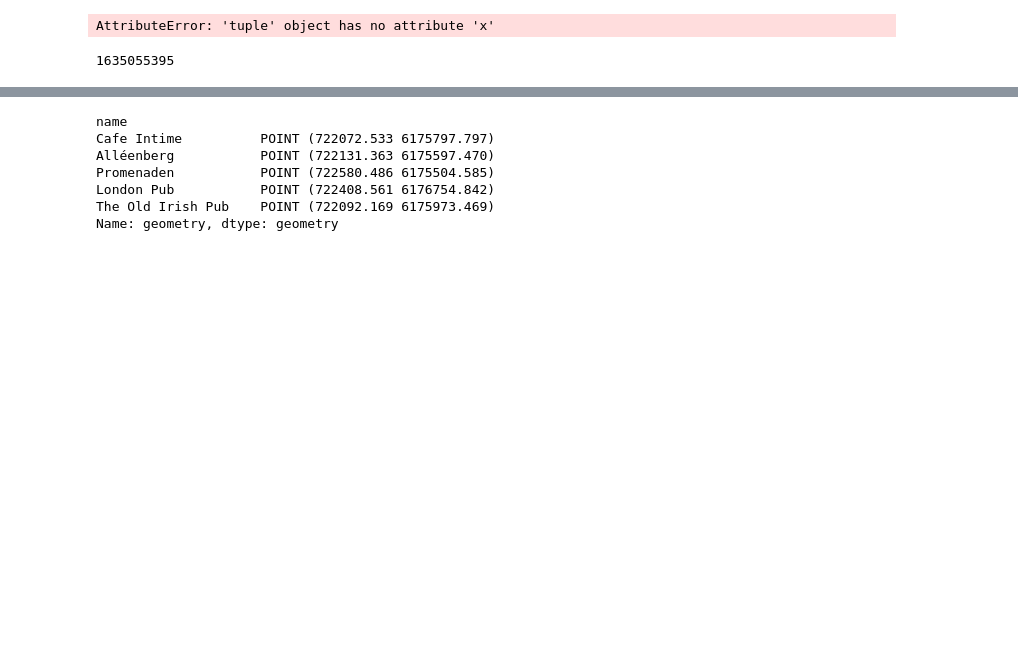
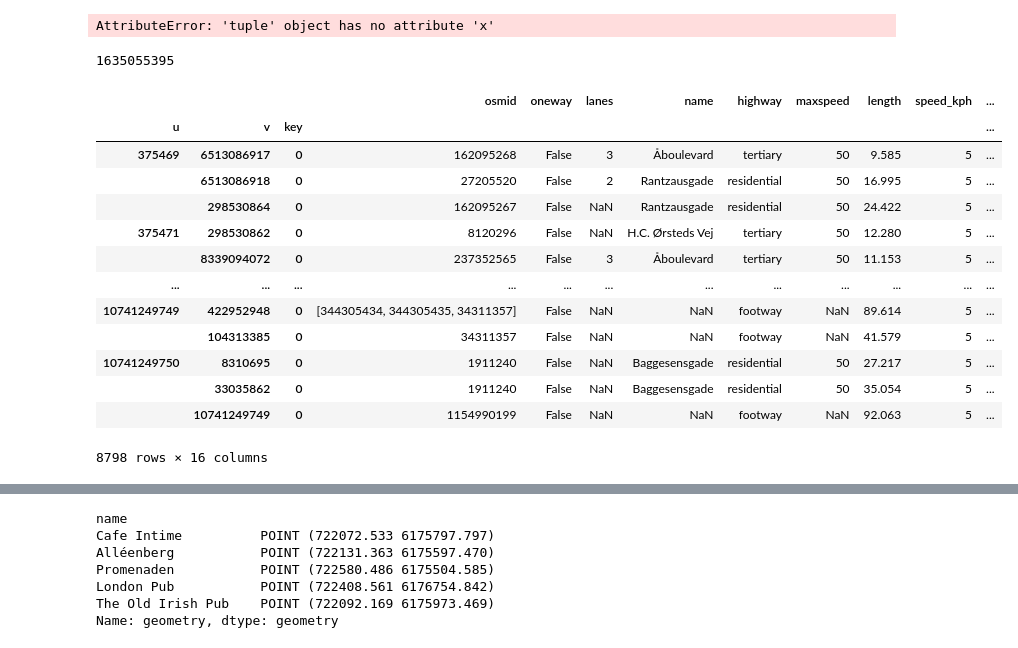
Before and after one commit to askovdal/pubQuest_exam, a Jupyter notebook: pubQuest.ipynb, the cells around one changed output, grey strips where cells are left out. Cells and saved outputs as stored; diff of their text form; code cells hidden in the pictures; blank space fills up the shorter version.

```diff
--- a/pubQuest.ipynb
+++ b/pubQuest.ipynb
@@ -128,6 +128,29 @@ address_id = ox.nearest_nodes(G=G_walk, Y = address_point[0], X = address_point[
 address_id
 # %% [output]
 1635055395
+# %%
+jn, je = ox.utils_graph.graph_to_gdfs(G_walk,
+                                      nodes = True,
+                                      edges = True,
+                                      node_geometry = True,
+                                      fill_edge_geometry = True)
+# %%
+jn
+# %% [output]
+|  |  |  | osmid | oneway | lanes | name | highway | maxspeed | length | speed_kph | ... |
+| u | v | key |  |  |  |  |  |  |  |  | ... |
+| 375469 | 6513086917 | 0 | 162095268 | False | 3 | Åboulevard | tertiary | 50 | 9.585 | 5 | ... |
+|  | 6513086918 | 0 | 27205520 | False | 2 | Rantzausgade | residential | 50 | 16.995 | 5 | ... |
+|  | 298530864 | 0 | 162095267 | False | NaN | Rantzausgade | residential | 50 | 24.422 | 5 | ... |
+| 375471 | 298530862 | 0 | 8120296 | False | NaN | H.C. Ørsteds Vej | tertiary | 50 | 12.280 | 5 | ... |
+|  | 8339094072 | 0 | 237352565 | False | 3 | Åboulevard | tertiary | 50 | 11.153 | 5 | ... |
+| ... | ... | ... | ... | ... | ... | ... | ... | ... | ... | ... | ... |
+| 10741249749 | 422952948 | 0 | [344305434, 344305435, 34311357] | False | NaN | NaN | footway | NaN | 89.614 | 5 | ... |
+|  | 104313385 | 0 | 34311357 | False | NaN | NaN | footway | NaN | 41.579 | 5 | ... |
+| 10741249750 | 8310695 | 0 | 1911240 | False | NaN | Baggesensgade | residential | 50 | 27.217 | 5 | ... |
+|  | 33035862 | 0 | 1911240 | False | NaN | Baggesensgade | residential | 50 | 35.054 | 5 | ... |
+|  | 10741249749 | 0 | 1154990199 | False | NaN | NaN | footway | NaN | 92.063 | 5 | ... |
+8798 rows × 16 columns
 # %%
 
 c = ['r' if n == address_id or n == 1613469706 else 'w' for n in G_projected.nodes]
```
Also changed, not shown: parts of 5 cells of this notebook.
